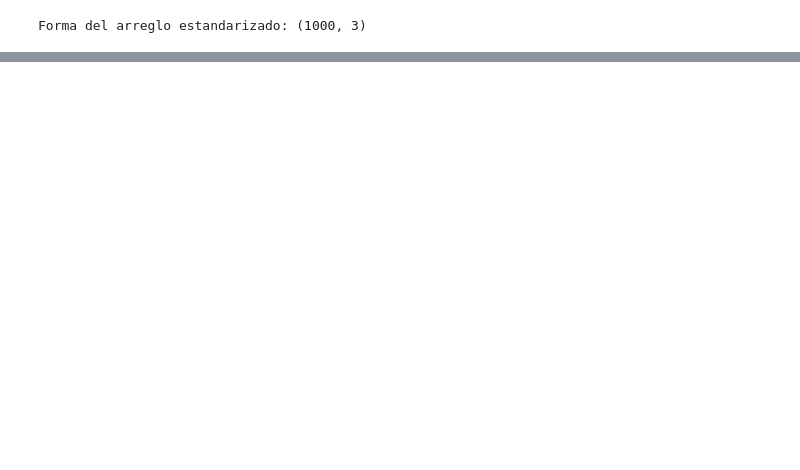
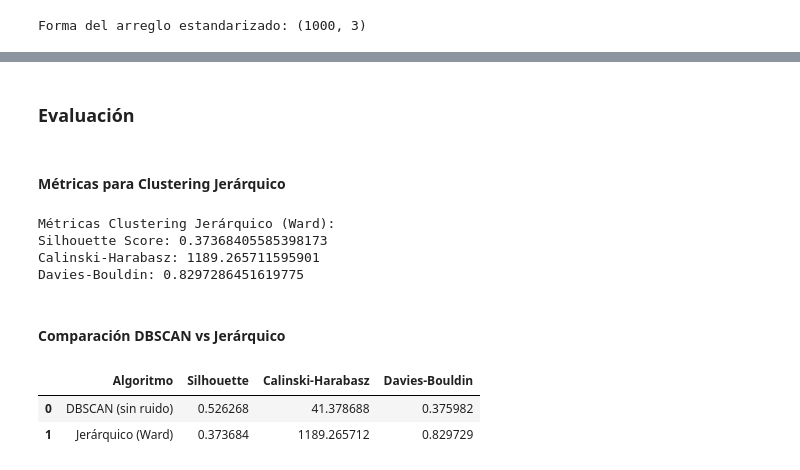
Before and after one commit to D4RKL10N3823/modelo-clustering, a Jupyter notebook: Modelo_Clustering.ipynb, the cells around one changed output, grey strips where cells are left out. Saved outputs shown, nothing was run; the diff lists cells and outputs as text; code cells hidden in the pictures; blank space fills up the shorter version.

```diff
--- a/Modelo_Clustering.ipynb
+++ b/Modelo_Clustering.ipynb
@@ -49,0 +239,60 @@ Forma del arreglo estandarizado: (1000, 3)
+# %% [markdown]
+### Evaluación
+# %% [markdown]
+#### Métricas para Clustering Jerárquico
+# %%
+silhouette_hier = silhouette_score(X_scaled, labels_hier)
+ch_hier = calinski_harabasz_score(X_scaled, labels_hier)
+db_hier = davies_bouldin_score(X_scaled, labels_hier)
+
+print("Métricas Clustering Jerárquico (Ward):")
+print("Silhouette Score:", silhouette_hier)
+print("Calinski-Harabasz:", ch_hier)
+print("Davies-Bouldin:", db_hier)
+# %% [output]
+Métricas Clustering Jerárquico (Ward):
+Silhouette Score: 0.37368405585398173
+Calinski-Harabasz: 1189.265711595901
+Davies-Bouldin: 0.8297286451619775
+# %% [markdown]
+#### Comparación DBSCAN vs Jerárquico
+# %%
+# Para DBSCAN, se recalcula métricas usando solo puntos no ruido.
+if labels_dbscan is not None and np.any(labels_dbscan != -1) and len(set(labels_dbscan)) > 2:
+    mask_no_noise = labels_dbscan != -1
+    X_db = X_scaled[mask_no_noise]
+    labels_db = labels_dbscan[mask_no_noise]
+
+    silhouette_db = silhouette_score(X_db, labels_db)
+    ch_db = calinski_harabasz_score(X_db, labels_db)
+    db_db = davies_bouldin_score(X_db, labels_db)
+
+    comparacion = pd.DataFrame([
+        {
+            "Algoritmo": "DBSCAN (sin ruido)",
+            "Silhouette": silhouette_db,
+            "Calinski-Harabasz": ch_db,
+            "Davies-Bouldin": db_db
+        },
+        {
+            "Algoritmo": "Jerárquico (Ward)",
+            "Silhouette": silhouette_hier,
+            "Calinski-Harabasz": ch_hier,
+            "Davies-Bouldin": db_hier
+        }
+    ])
+else:
+    comparacion = pd.DataFrame([
+        {
+            "Algoritmo": "Jerárquico (Ward)",
+            "Silhouette": silhouette_hier,
+            "Calinski-Harabasz": ch_hier,
+            "Davies-Bouldin": db_hier
+        }
+    ])
+
+comparacion
+# %% [output]
+|  | Algoritmo | Silhouette | Calinski-Harabasz | Davies-Bouldin |
+| 0 | DBSCAN (sin ruido) | 0.526268 | 41.378688 | 0.375982 |
+| 1 | Jerárquico (Ward) | 0.373684 | 1189.265712 | 0.829729 |
```
Also changed, not shown: parts of 15 cells of this notebook.
